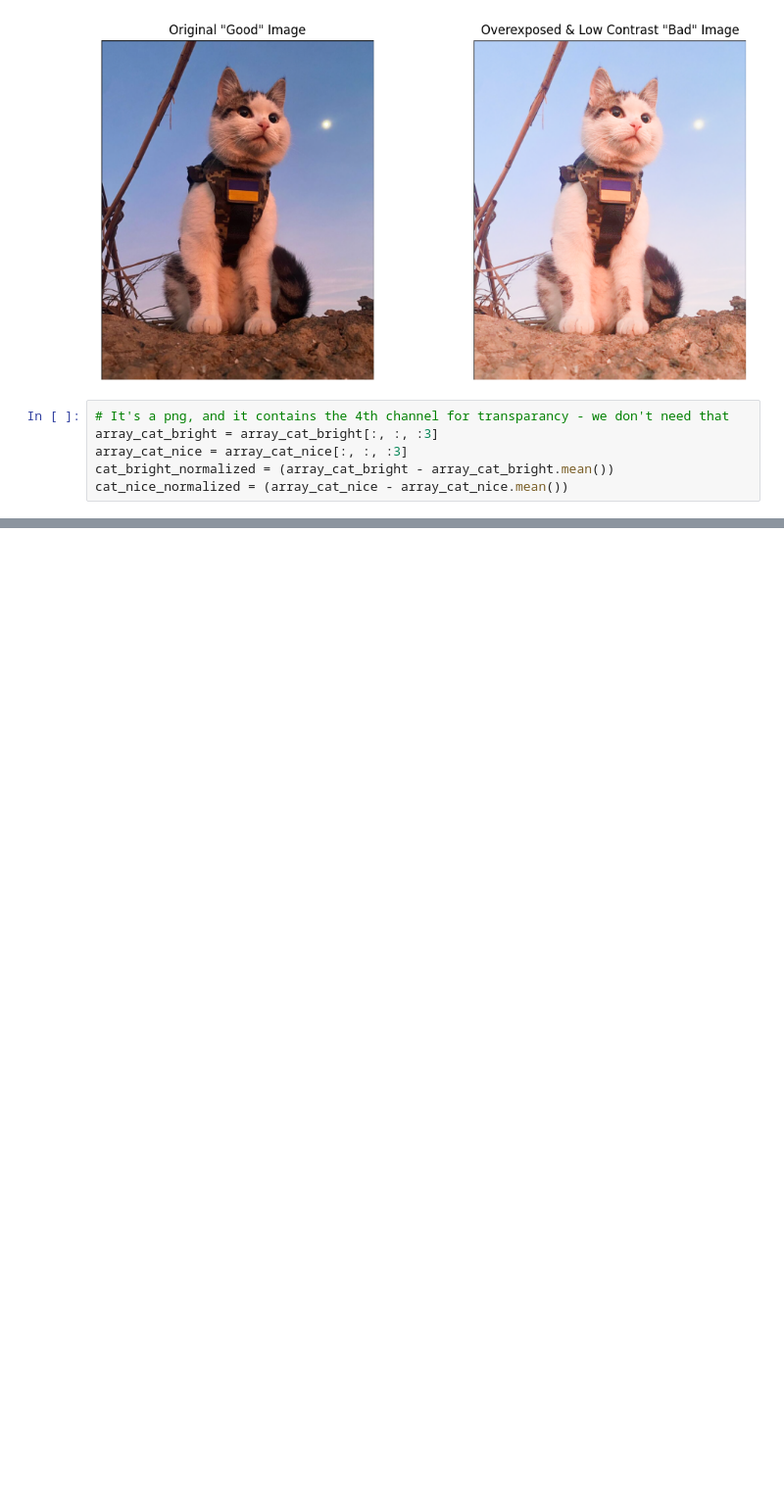
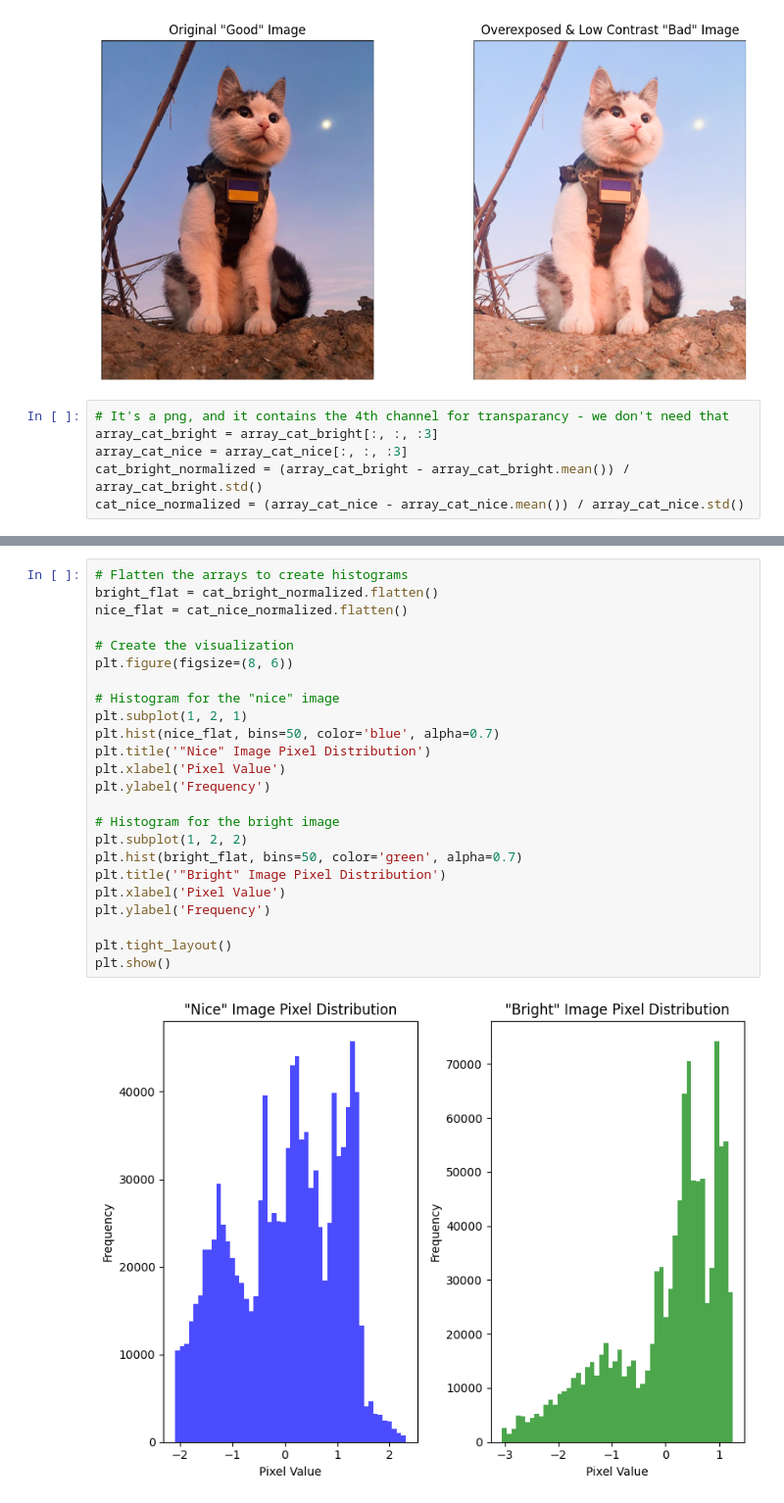
Before and after one commit to vlad-gby/ds_5_mini-projects, a Jupyter notebook: 05_image-processing/notebook.ipynb, the cells around one changed output, grey strips where cells are left out. Shown at 98% size. Drawn from its saved outputs; the diff is of its cells as text; blank space fills up the shorter version.

```diff
--- a/05_image-processing/notebook.ipynb
+++ b/05_image-processing/notebook.ipynb
@@ -86,5 +86,5 @@ plt.show()
 # It's a png, and it contains the 4th channel for transparancy - we don't need that
 array_cat_bright = array_cat_bright[:, :, :3]
 array_cat_nice = array_cat_nice[:, :, :3]
-cat_bright_normalized = (array_cat_bright - array_cat_bright.mean())
-cat_nice_normalized = (array_cat_nice - array_cat_nice.mean())
+cat_bright_normalized = (array_cat_bright - array_cat_bright.mean()) / array_cat_bright.std()
+cat_nice_normalized = (array_cat_nice - array_cat_nice.mean()) / array_cat_nice.std()
@@ -118,0 +128,26 @@ plt.show()
+# %%
+# Flatten the arrays to create histograms
+bright_flat = cat_bright_normalized.flatten()
+nice_flat = cat_nice_normalized.flatten()
+
+# Create the visualization
+plt.figure(figsize=(8, 6))
+
+# Histogram for the "nice" image
+plt.subplot(1, 2, 1)
+plt.hist(nice_flat, bins=50, color='blue', alpha=0.7)
+plt.title('"Nice" Image Pixel Distribution')
+plt.xlabel('Pixel Value')
+plt.ylabel('Frequency')
+
+# Histogram for the bright image
+plt.subplot(1, 2, 2)
+plt.hist(bright_flat, bins=50, color='green', alpha=0.7)
+plt.title('"Bright" Image Pixel Distribution')
+plt.xlabel('Pixel Value')
+plt.ylabel('Frequency')
+
+plt.tight_layout()
+plt.show()
+# %% [output]
+[figure, added]
```
Also changed, not shown: parts of 4 cells of this notebook.
